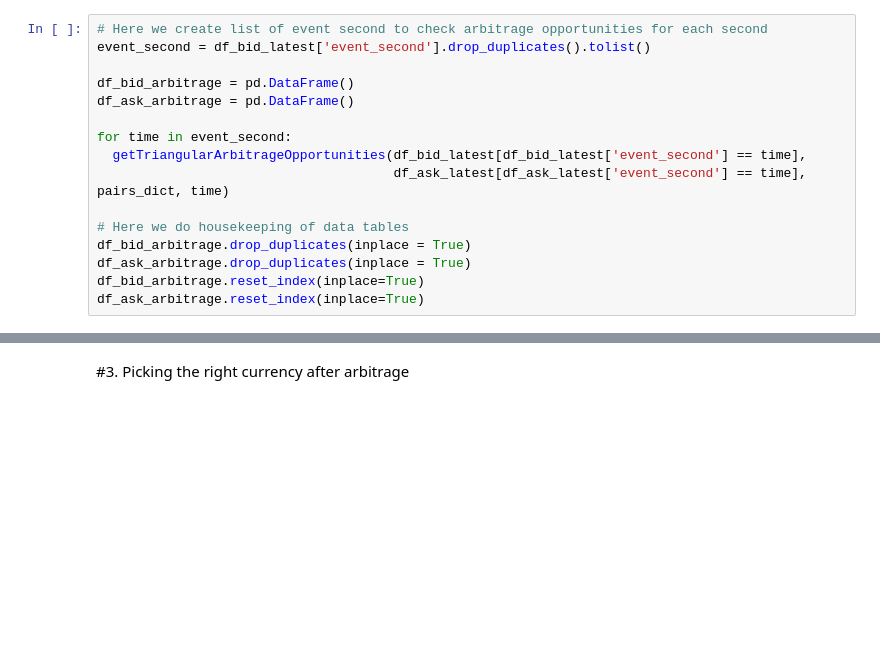
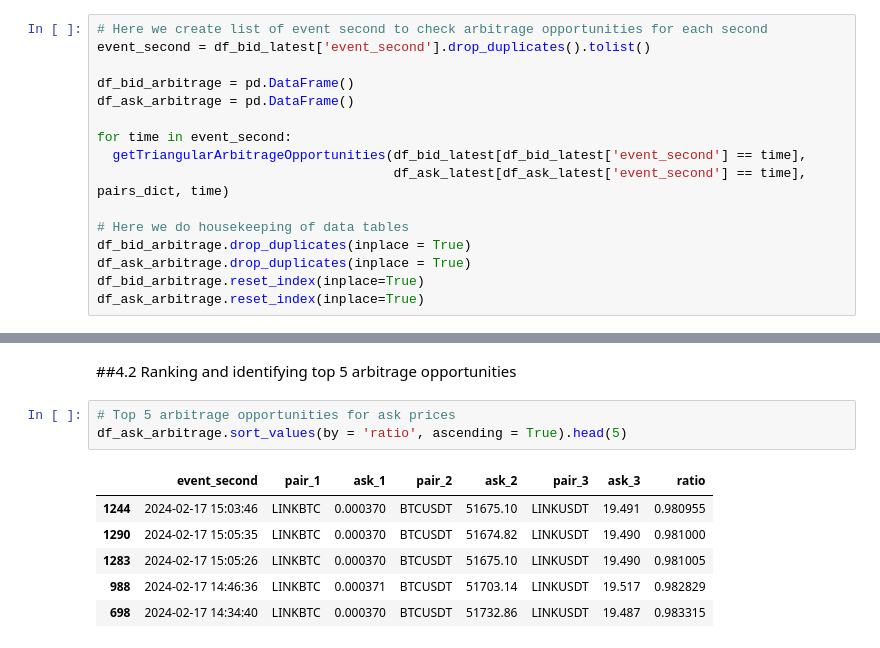
Before and after one commit to anilaksu/Algorithmic-Trading-Codes, a Jupyter notebook: RealTimeArbitrage.ipynb, the cells around one changed output, grey strips where cells are left out. Saved outputs shown, nothing was run; the diff lists cells and outputs as text; blank space fills up the shorter version.

```diff
--- a/RealTimeArbitrage.ipynb
+++ b/RealTimeArbitrage.ipynb
@@ -445,2 +321,12 @@ Expected return:  0.09011303213185631
-# %% [markdown]
-#3. Picking the right currency after arbitrage
+# %% [markdown]
+##4.2 Ranking and identifying top 5 arbitrage opportunities
+# %%
+# Top 5 arbitrage opportunities for ask prices
+df_ask_arbitrage.sort_values(by = 'ratio', ascending = True).head(5)
+# %% [output]
+|  | event_second | pair_1 | ask_1 | pair_2 | ask_2 | pair_3 | ask_3 | ratio |
+| 1244 | 2024-02-17 15:03:46 | LINKBTC | 0.000370 | BTCUSDT | 51675.10 | LINKUSDT | 19.491 | 0.980955 |
+| 1290 | 2024-02-17 15:05:35 | LINKBTC | 0.000370 | BTCUSDT | 51674.82 | LINKUSDT | 19.490 | 0.981000 |
+| 1283 | 2024-02-17 15:05:26 | LINKBTC | 0.000370 | BTCUSDT | 51675.10 | LINKUSDT | 19.490 | 0.981005 |
+| 988 | 2024-02-17 14:46:36 | LINKBTC | 0.000371 | BTCUSDT | 51703.14 | LINKUSDT | 19.517 | 0.982829 |
+| 698 | 2024-02-17 14:34:40 | LINKBTC | 0.000370 | BTCUSDT | 51732.86 | LINKUSDT | 19.487 | 0.983315 |
```
Also changed, not shown: parts of 27 cells of this notebook.
